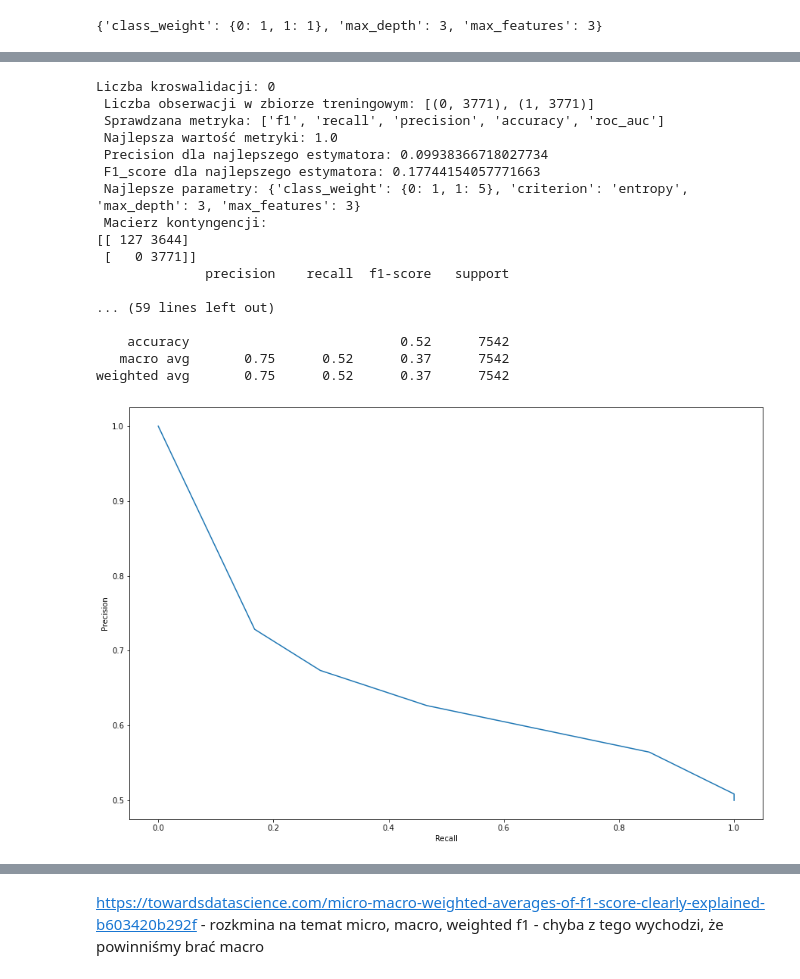
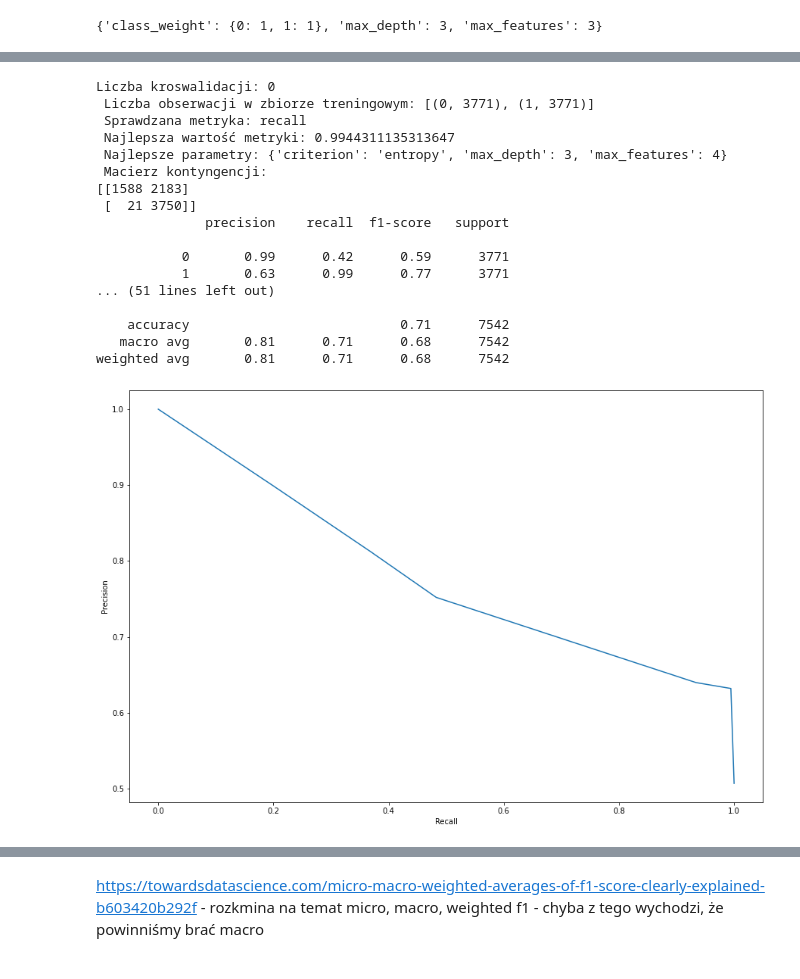
Before and after one commit to infoshareacademy/jdszr7-gold_diggers, a Jupyter notebook: python_projects/Stroke/Stroke.ipynb, the cells around one changed output, grey strips where cells are left out. Saved outputs shown, nothing was run; the diff lists cells and outputs as text; code cells hidden in the pictures.

```diff
--- a/python_projects/Stroke/Stroke.ipynb
+++ b/python_projects/Stroke/Stroke.ipynb
@@ -763,6 +767,11 @@ param_drzewo = {"max_depth": [3, 4, 5, 6, 7],
               "max_features": list(range(3,10)),
                 "class_weight": [{0: 1, 1: 1}, {0: 1, 1: 5}, {0: 2, 1: 5}, {0: 1, 1: 10},{0: 1, 1: 15}, {0: 2, 1: 15}]
              }
+# %%
+param_drzewo_samp = {"max_depth": [3, 4, 5, 6, 7],
+                "criterion": ['entropy', 'gini'],
+              "max_features": list(range(3,10)),
+                     }
 # %%
 #grid search definition
 def grid_search(classifier, param_grid, scoring, refit = 'f1', cross_val = 0):
@@ -809,8 +818,6 @@ Sprawdzana metryka: {refit} \n \
 Najlepsza wartość metryki: {grid_search_clf.best_score_} \n \
 Pozostałe score'y: {slownik_score} \n \
 \n \
-Precision dla najlepszego estymatora: {precision} \n \
-F1_score dla najlepszego estymatora: {f1} \n \
 Najlepsze parametry: {grid_search_clf.best_params_} \n \
 Macierz kontyngencji:")
     print(confusion_matrix(y_train, y_pred))
@@ -859,7 +864,7 @@ for cv_value in cross_val:
     X_train_scaled_ros, y_train_ros= ros.fit_resample(X_train_scaled, y_train)
 
     # grid search
-    grid_search_clf = grid_search(drzewo, param_drzewo, scorer, refit = refit, cross_val = cv_value)
+    grid_search_clf = grid_search(drzewo, param_drzewo_samp, scorer, refit = refit, cross_val = cv_value)
     grid_search_clf.fit(X_train_scaled_ros, y_train_ros) # w drzewie nie muszą być dane zestandaryzowanne
     best_est = grid_search_clf.best_estimator_
 
@@ -872,45 +877,43 @@ for cv_value in cross_val:
         scorer_name = 'mean_test_' + sc
         scorer_value = grid_search_clf.cv_results_[scorer_name][rank_min]
         slownik_score[sc] = scorer_value
 
     #predykcja dla najlepszego estymatora wg recall
     y_pred = best_est.predict(X_train_scaled_ros)
     y_pred_proba = best_est.predict_proba(X_train_scaled_ros)[:,1]
 
 
     precision_c, recall_c, thresholds = precision_recall_curve(y_train_ros, y_pred_proba)
 
 
     print(f"Liczba kroswalidacji: {cv_value} \n \
 Liczba obserwacji w zbiorze treningowym: {sorted(Counter(y_train_ros).items())} \n \
-Sprawdzana metryka: {scorer} \n \
+Sprawdzana metryka: {refit} \n \
 Najlepsza wartość metryki: {grid_search_clf.best_score_} \n \
-Precision dla najlepszego estymatora: {precision} \n \
-F1_score dla najlepszego estymatora: {f1} \n \
 Najlepsze parametry: {grid_search_clf.best_params_} \n \
 Macierz kontyngencji:")
     print(confusion_matrix(y_train_ros, y_pred))
     plt.figure(figsize=(15, 10))
     plt.plot(recall_c, precision_c)
     plt.xlabel("Recall")
     plt.ylabel("Precision")
     print(classification_report(y_train_ros, y_pred))
 # %% [output]
 Liczba kroswalidacji: 0
  Liczba obserwacji w zbiorze treningowym: [(0, 3771), (1, 3771)]
- Sprawdzana metryka: ['f1', 'recall', 'precision', 'accuracy', 'roc_auc']
- Najlepsza wartość metryki: 1.0
- Precision dla najlepszego estymatora: 0.09938366718027734
- F1_score dla najlepszego estymatora: 0.17744154057771663
- Najlepsze parametry: {'class_weight': {0: 1, 1: 5}, 'criterion': 'entropy', 'max_depth': 3, 'max_features': 3}
+ Sprawdzana metryka: recall
+ Najlepsza wartość metryki: 0.9944311135313647
+ Najlepsze parametry: {'criterion': 'entropy', 'max_depth': 3, 'max_features': 4}
  Macierz kontyngencji:
-[[ 127 3644]
- [   0 3771]]
+[[1588 2183]
+ [  21 3750]]
               precision    recall  f1-score   support
 
-... (59 lines left out)
+           0       0.99      0.42      0.59      3771
+           1       0.63      0.99      0.77      3771
+... (51 lines left out)
 
-    accuracy                           0.52      7542
-   macro avg       0.75      0.52      0.37      7542
-weighted avg       0.75      0.52      0.37      7542
+    accuracy                           0.71      7542
+   macro avg       0.81      0.71      0.68      7542
+weighted avg       0.81      0.71      0.68      7542
-[figure, old version]
+[figure, new version]
```
Also changed, not shown: parts of 52 cells of this notebook.
